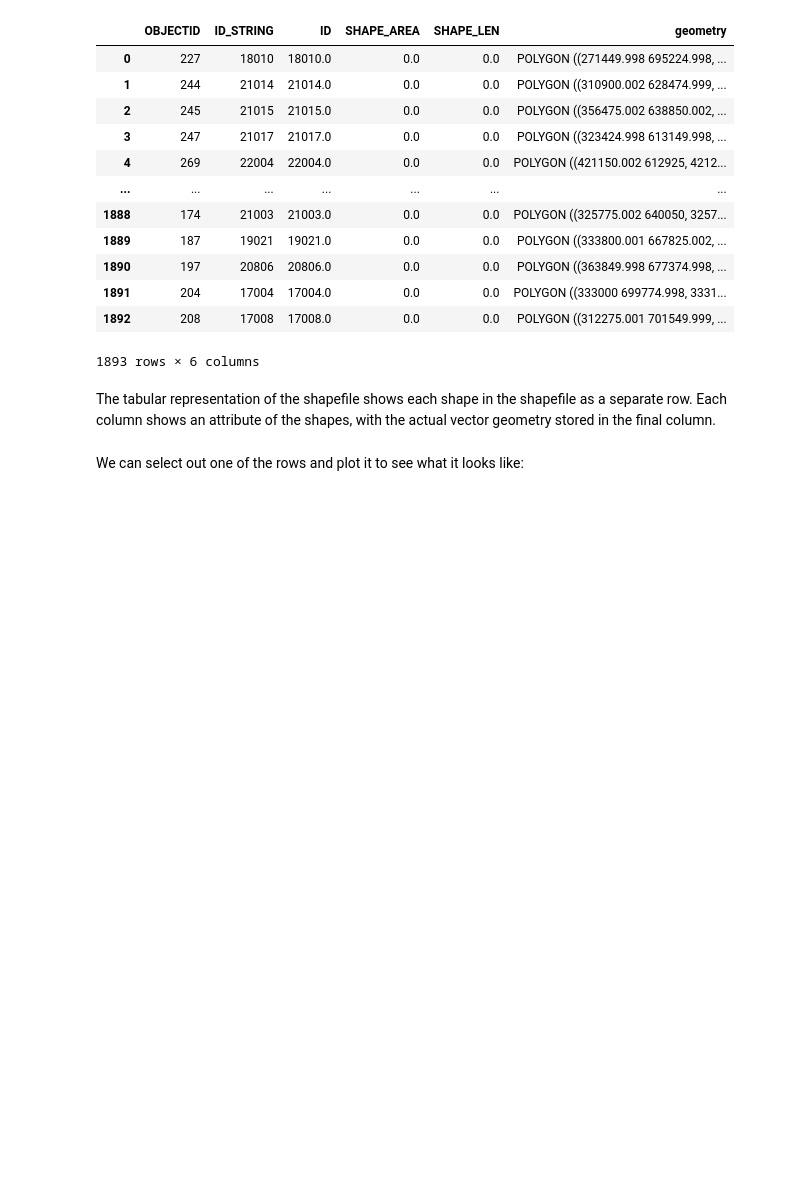
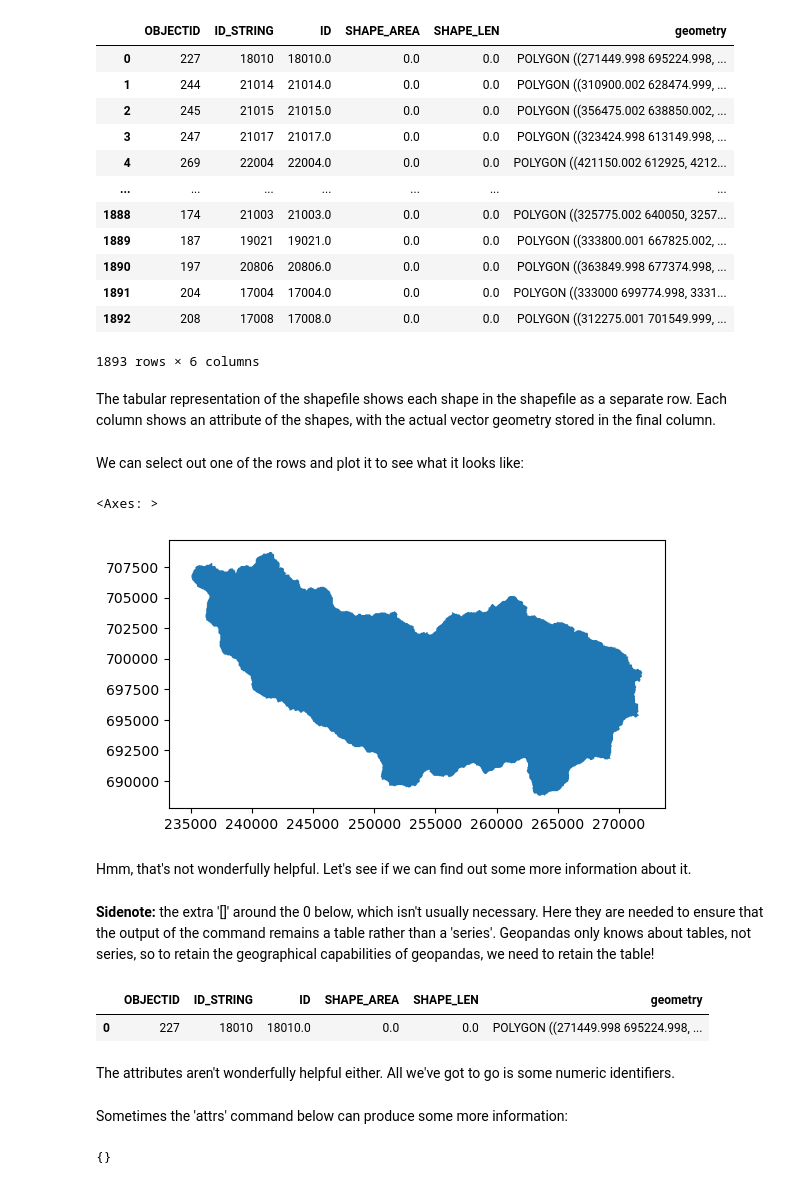
Before and after one commit to NERC-CEH/dri_gridded_data, a Jupyter notebook: notebooks/Examples_2.ipynb, the cells around one changed output. Drawn from its saved outputs; the diff is of its cells as text; code cells hidden in the pictures; blank space fills up the shorter version.

Commit message:
Added stuff to the shapefile examples #39

```diff
--- a/notebooks/Examples_2.ipynb
+++ b/notebooks/Examples_2.ipynb
@@ -50,3 +49,25 @@ shapefile
 The tabular representation of the shapefile shows each shape in the shapefile as a separate row. Each column shows an attribute of the shapes, with the actual vector geometry stored in the final column.
 # %% [markdown]
 We can select out one of the rows and plot it to see what it looks like:
+# %%
+shapefile.iloc[[0],:].plot()
+# %% [output]
+<Axes: >
+[figure, added]
+# %% [markdown]
+Hmm, that's not wonderfully helpful. Let's see if we can find out some more information about it.
+# %% [markdown]
+**Sidenote:** the extra '[]' around the 0 below, which isn't usually necessary. Here they are needed to ensure that the output of the command remains a table rather than a 'series'. Geopandas only knows about tables, not series, so to retain the geographical capabilities of geopandas, we need to retain the table!
+# %%
+shapefile.iloc[[0],:]
+# %% [output]
+|  | OBJECTID | ID_STRING | ID | SHAPE_AREA | SHAPE_LEN | geometry |
+| 0 | 227 | 18010 | 18010.0 | 0.0 | 0.0 | POLYGON ((271449.998 695224.998, ... |
+# %% [markdown]
+The attributes aren't wonderfully helpful either. All we've got to go is some numeric identifiers.
+# %% [markdown]
+Sometimes the 'attrs' command below can produce some more information:
+# %%
+shapefile.attrs
+# %% [output]
+{}
```
Also changed, not shown: parts of 43 cells of this notebook.
